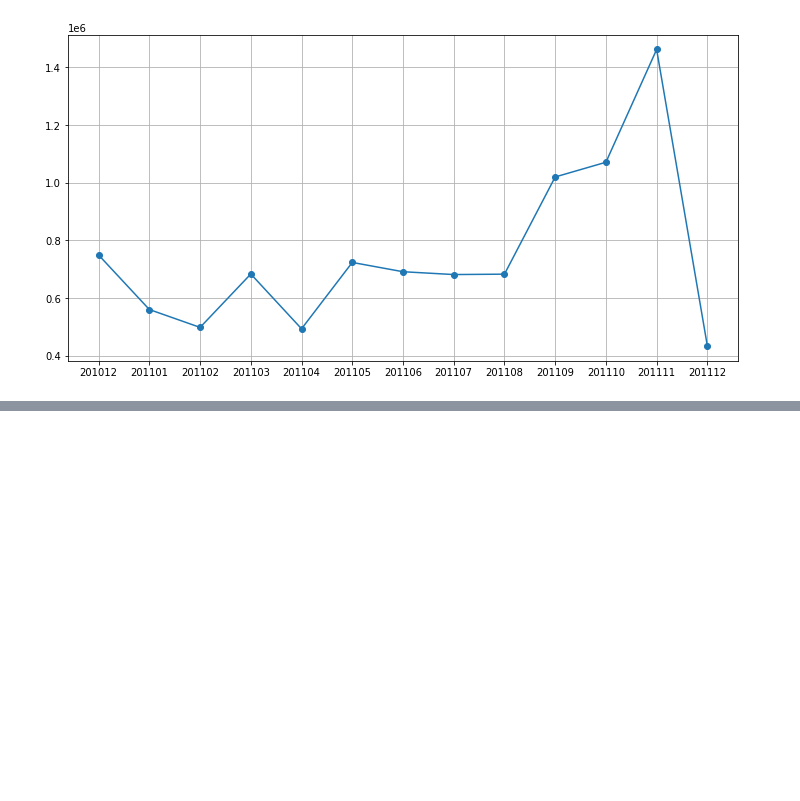
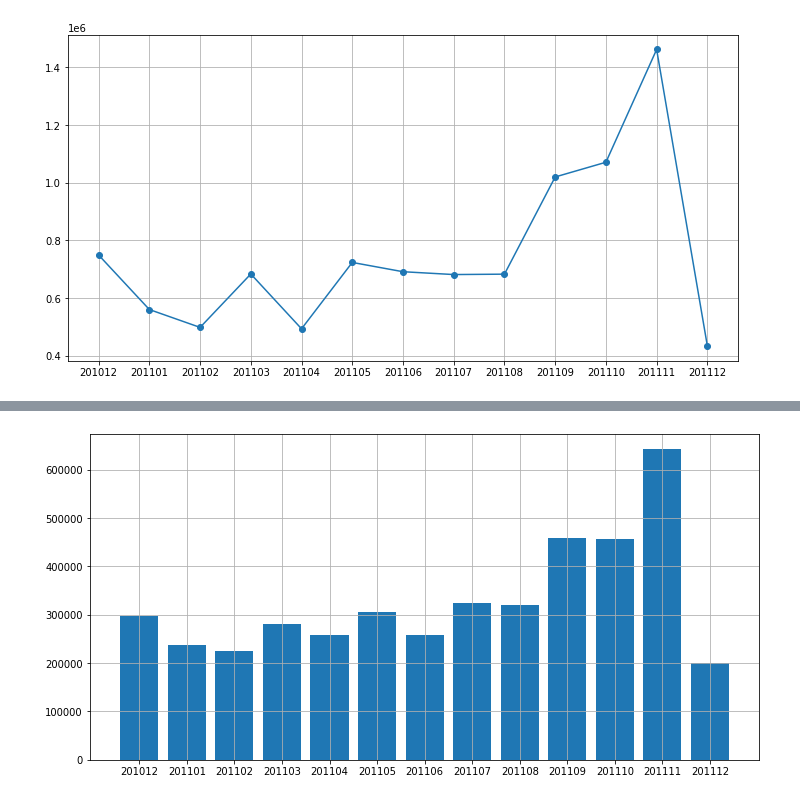
Before and after one commit to FatemeZamanian/KnowYourMetrics, a Jupyter notebook: Know Your Metrics.ipynb, the cells around one changed output, grey strips where cells are left out. Cells and saved outputs as stored; diff of their text form; code cells hidden in the pictures; blank space fills up the shorter version.

```diff
--- a/Know Your Metrics.ipynb
+++ b/Know Your Metrics.ipynb
@@ -41,0 +75,3 @@ plt.grid()
+# %%
+tx_monthly_sales = tx_uk.groupby('InvoiceYearMonth')['Quantity'].sum().reset_index()
+tx_monthly_sales
@@ -41,0 +93,6 @@ plt.grid()
+# %%
+plt.figure(figsize=(12,6))
+plt.bar(tx_monthly_sales['InvoiceYearMonth'].to_numpy(dtype=str),tx_monthly_sales['Quantity'])
+plt.grid()
+# %% [output]
+[figure, added]
```
Also changed, not shown: parts of 14 cells of this notebook.
